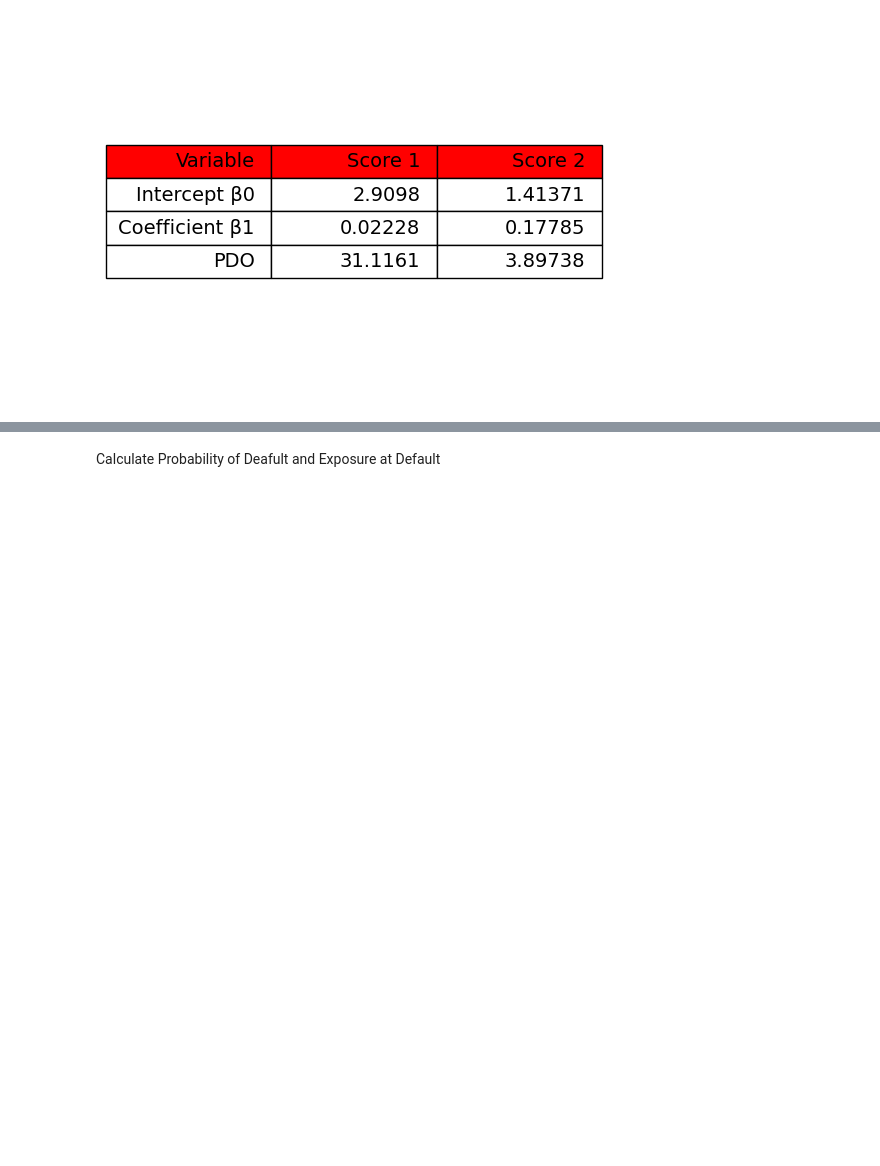
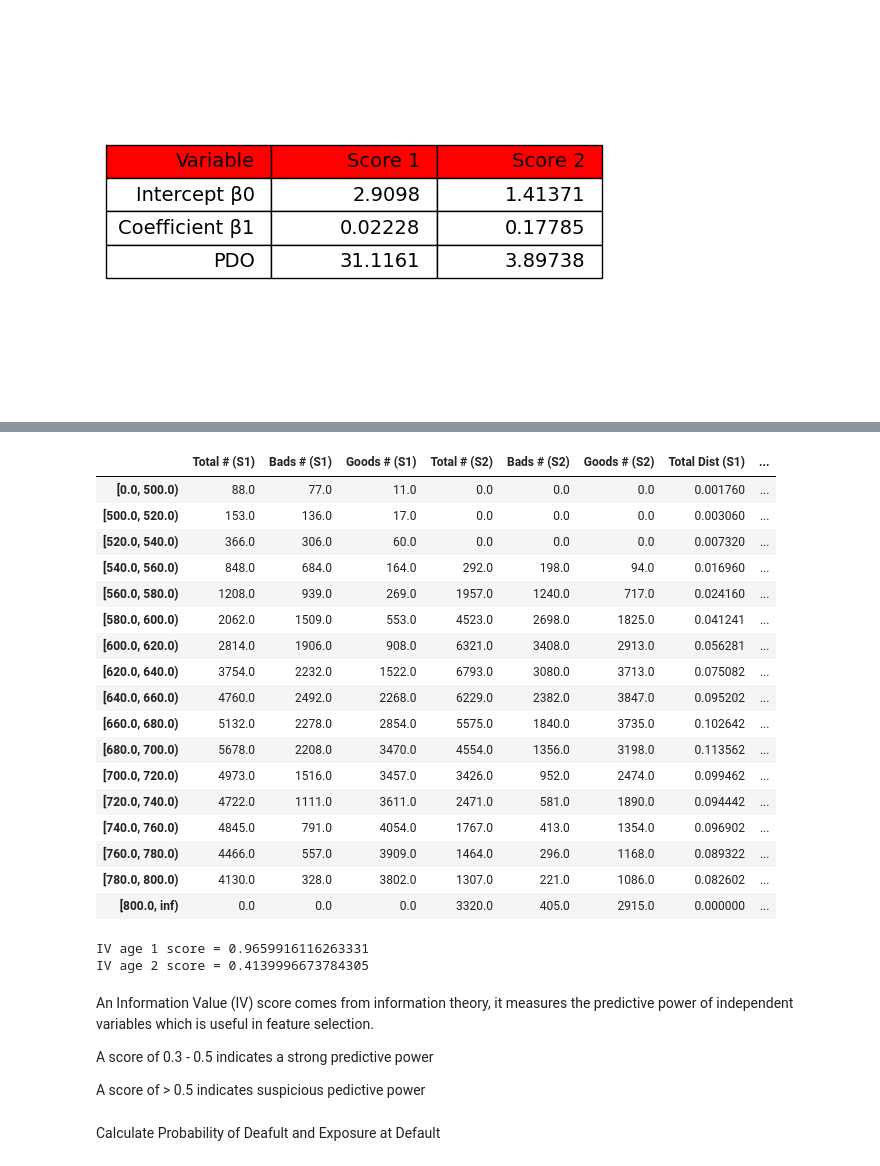
Before and after one commit to thomascourtney/credit_scoring, a Jupyter notebook: scoring_rates.ipynb, the cells around one changed output, grey strips where cells are left out. Drawn from its saved outputs; the diff is of its cells as text; code cells hidden in the pictures; blank space fills up the shorter version.

```diff
--- a/scoring_rates.ipynb
+++ b/scoring_rates.ipynb
@@ -349,3 +344,17 @@ def get_table(bottom_color=str, top_color=str, size=int, num_of_dec=int):
 get_table("white", "red", 14, 5)
 # %% [output]
 [figure]
+# %%
+df_woe = df_concat[["Total # (S1)", "Bads # (S1)", "Total # (S2)", "Bads # (S2)"]]
+
+def get_goods(df, number_of_scores):
+
+  for i in range(1, number_of_scores+1):
+    df_woe[f"Goods # (S{i})"] = df_woe[f"Total # (S{i})"] - df_woe[f"Bads # (S{i})"]
+
+get_goods(df_woe, 2)
+
+column_index = df_woe.columns.get_loc('Goods # (S1)')
+
+df_woe.insert(2, 'Goods # (S1)', df_woe.pop('Goods # (S1)'))
+df_woe
@@ -352,3 +385,62 @@ get_table("white", "red", 14, 5)
+# %%
+def get_woe(df, number_of_scores):
+
+  df = df.copy()
+
+  for i in range(1, number_of_scores+1):
+    df[f"Total Dist (S{i})"] = df[f"Total # (S{i})"]/sum(df[f"Total # (S{i})"])
+    df[f"Bad Dist (S{i})"] = df[f"Bads # (S{i})"]/sum(df[f"Bads # (S{i})"])
+    df[f"Goods Dist (S{i})"] = df[f"Goods # (S{i})"]/sum(df[f"Goods # (S{i})"])
+    df[f'WOE (S{i})'] = np.log(df[f"Goods # (S{i})"] / df[f"Bads # (S{i})"])
+
+  df.fillna(0, inplace=True)
+
+  return df
+
+df_woe = get_woe(df_woe, 2)
+df_woe
+# %% [output]
+|  | Total # (S1) | Bads # (S1) | Goods # (S1) | Total # (S2) | Bads # (S2) | Goods # (S2) | Total Dist (S1) | ... |
+| [0.0, 500.0) | 88.0 | 77.0 | 11.0 | 0.0 | 0.0 | 0.0 | 0.001760 | ... |
+| [500.0, 520.0) | 153.0 | 136.0 | 17.0 | 0.0 | 0.0 | 0.0 | 0.003060 | ... |
+| [520.0, 540.0) | 366.0 | 306.0 | 60.0 | 0.0 | 0.0 | 0.0 | 0.007320 | ... |
+| [540.0, 560.0) | 848.0 | 684.0 | 164.0 | 292.0 | 198.0 | 94.0 | 0.016960 | ... |
+| [560.0, 580.0) | 1208.0 | 939.0 | 269.0 | 1957.0 | 1240.0 | 717.0 | 0.024160 | ... |
+| [580.0, 600.0) | 2062.0 | 1509.0 | 553.0 | 4523.0 | 2698.0 | 1825.0 | 0.041241 | ... |
+| [600.0, 620.0) | 2814.0 | 1906.0 | 908.0 | 6321.0 | 3408.0 | 2913.0 | 0.056281 | ... |
+| [620.0, 640.0) | 3754.0 | 2232.0 | 1522.0 | 6793.0 | 3080.0 | 3713.0 | 0.075082 | ... |
+| [640.0, 660.0) | 4760.0 | 2492.0 | 2268.0 | 6229.0 | 2382.0 | 3847.0 | 0.095202 | ... |
+| [660.0, 680.0) | 5132.0 | 2278.0 | 2854.0 | 5575.0 | 1840.0 | 3735.0 | 0.102642 | ... |
+| [680.0, 700.0) | 5678.0 | 2208.0 | 3470.0 | 4554.0 | 1356.0 | 3198.0 | 0.113562 | ... |
+| [700.0, 720.0) | 4973.0 | 1516.0 | 3457.0 | 3426.0 | 952.0 | 2474.0 | 0.099462 | ... |
+| [720.0, 740.0) | 4722.0 | 1111.0 | 3611.0 | 2471.0 | 581.0 | 1890.0 | 0.094442 | ... |
+| [740.0, 760.0) | 4845.0 | 791.0 | 4054.0 | 1767.0 | 413.0 | 1354.0 | 0.096902 | ... |
+| [760.0, 780.0) | 4466.0 | 557.0 | 3909.0 | 1464.0 | 296.0 | 1168.0 | 0.089322 | ... |
+| [780.0, 800.0) | 4130.0 | 328.0 | 3802.0 | 1307.0 | 221.0 | 1086.0 | 0.082602 | ... |
+| [800.0, inf) | 0.0 | 0.0 | 0.0 | 3320.0 | 405.0 | 2915.0 | 0.000000 | ... |
+# %%
+def get_iv(df):
+    IV_age_1 = 0
+    IV_age_2 = 0
+
+    for index, row in df.iterrows():
+        IV_age_1 += (row["Goods Dist (S1)"] - row["Bad Dist (S1)"]) * row["WOE (S1)"]
+        IV_age_2 += (row["Goods Dist (S2)"] - row["Bad Dist (S2)"]) * row["WOE (S2)"]
+    return IV_age_1, IV_age_2
+
+iv_age_1, iv_age_2 = get_iv(df_woe)
+
+print("IV age 1 score = " + str(iv_age_1))
+print("IV age 2 score = " + str(iv_age_2))
+# %% [output]
+IV age 1 score = 0.9659916116263331
+IV age 2 score = 0.4139996673784305
+# %% [markdown]
+An Information Value (IV) score comes from information theory, it measures the predictive power of independent variables which is useful in feature selection.
+
+A score of 0.3 - 0.5 indicates a strong predictive power
+
+A score of > 0.5 indicates suspicious pedictive power
 # %% [markdown]
 Calculate Probability of Deafult and Exposure at Default
 # %%
```
Also changed, not shown: parts of 6 cells of this notebook.
